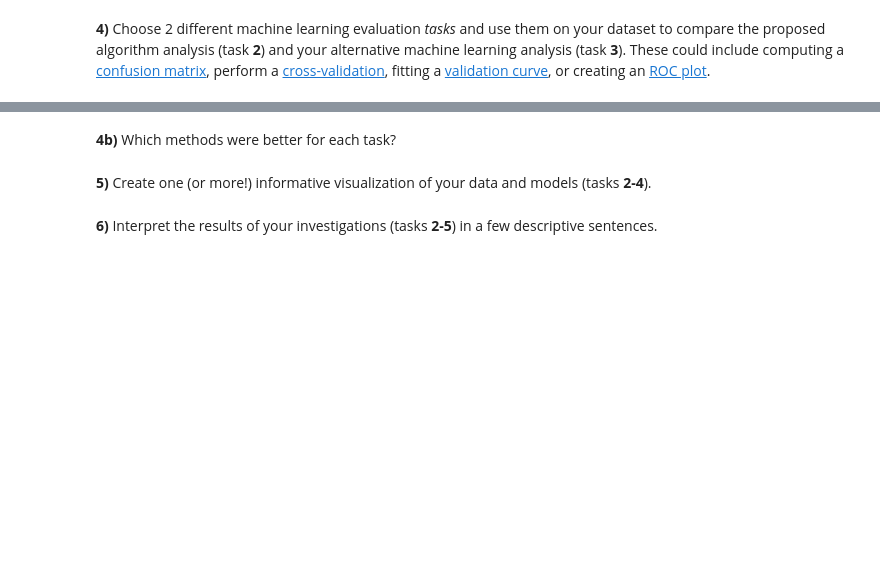
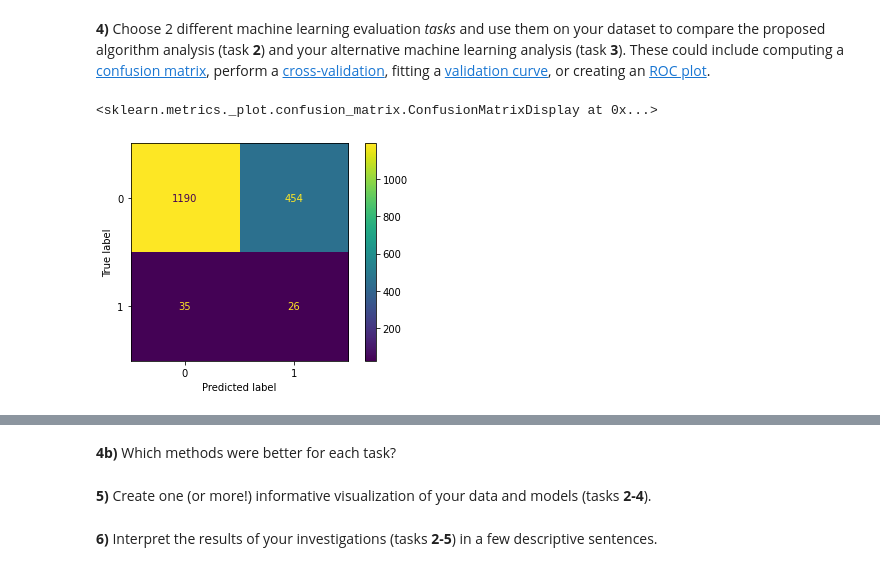
Before and after one commit to egemenpamukcu/Tutorials-Homework-Notebooks, a Jupyter notebook: week 1/tutorial_1_machine_learning_pipelines.ipynb, the cells around one changed output, grey strips where cells are left out. Cells and saved outputs as stored; diff of their text form; code cells hidden in the pictures; blank space fills up the shorter version.

```diff
--- a/week 1/tutorial_1_machine_learning_pipelines.ipynb
+++ b/week 1/tutorial_1_machine_learning_pipelines.ipynb
@@ -461,8 +462,9 @@ Warning: Total number of columns (96) exceeds max_columns (20) limiting to first
 # %%
-X_train, X_test, y_train, y_test = sklearn.model_selection.train_test_split(bankruptcy_df.iloc[:, 1:], bankruptcy_df['Bankrupt?'])
+X_train, X_test, y_train, y_test = sklearn.model_selection.train_test_split(bankruptcy_df.iloc[:, 1:], bankruptcy_df['Bankrupt?'], random_state=1)
 
-logreg = LogisticRegression()
+logreg = LogisticRegression(class_weight='balanced')
 logreg.fit(y=y_train, X=X_train)
+lr_preds = logreg.predict(X_test)
 # %% [output]
 STOP: TOTAL NO. of ITERATIONS REACHED LIMIT.
 
@@ -488,0 +530,5 @@ plot_tsne(bankruptcy_df.iloc[:, 1:], bankruptcy_df['Bankrupt?'], perplexity=50)
+# %%
+plot_confusion_matrix(logreg, X_test, y_test)
+# %% [output]
+<sklearn.metrics._plot.confusion_matrix.ConfusionMatrixDisplay at 0x...>
+[figure, added]
```
Also changed, not shown: parts of 44 cells of this notebook.
